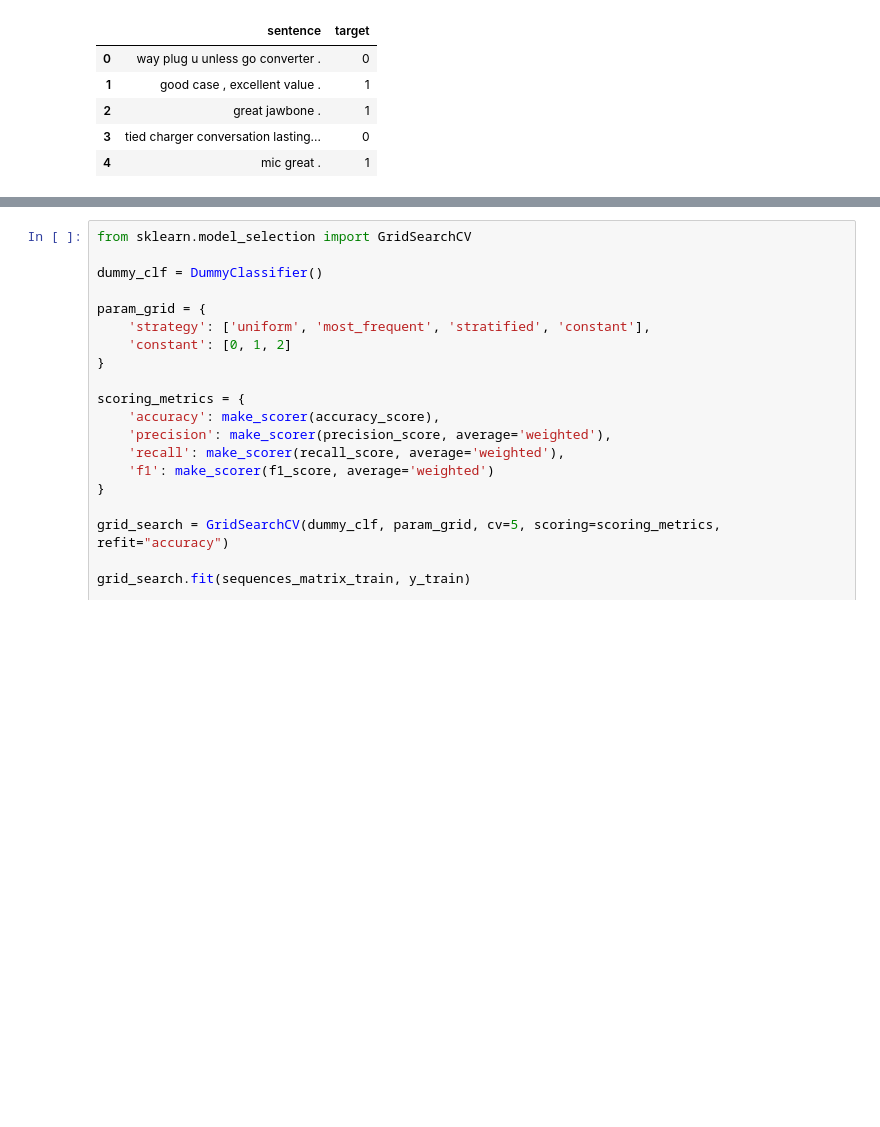
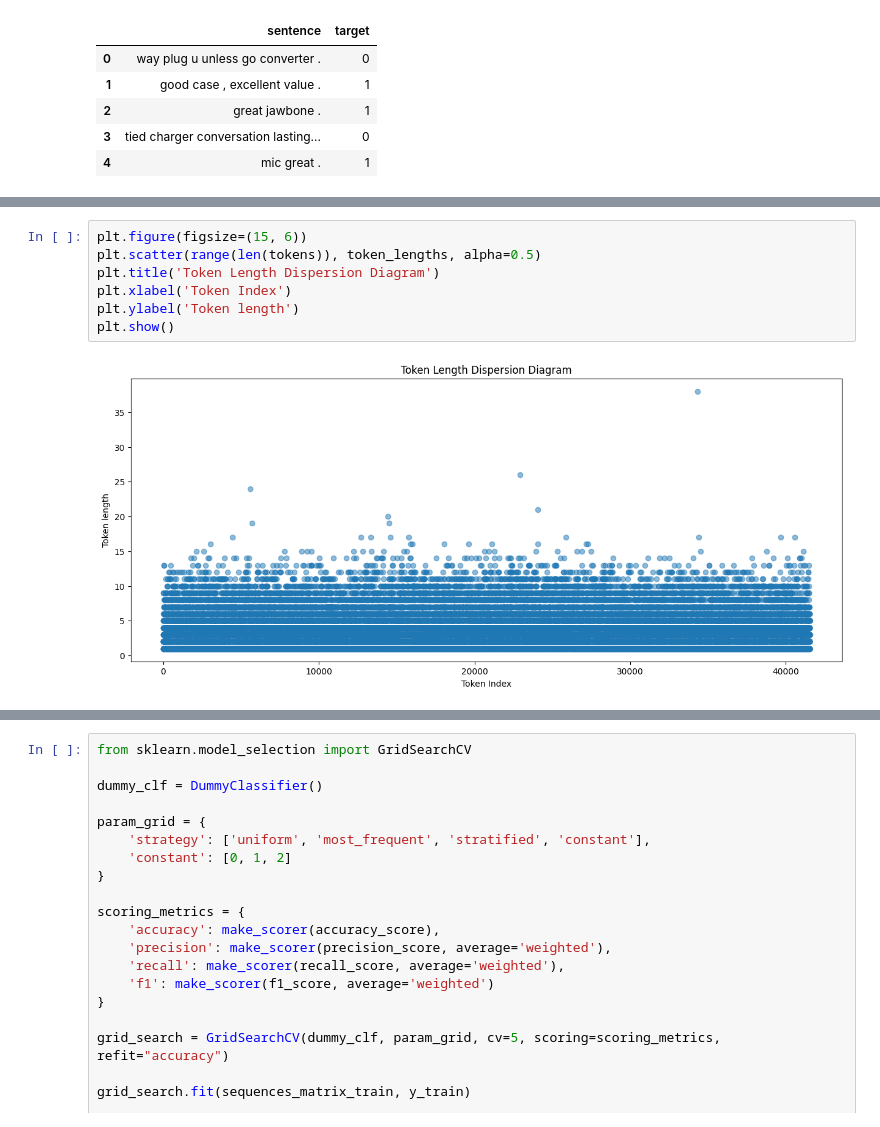
Before and after one commit to arango850/CED_III_TI_II, a Jupyter notebook: TI III.ipynb, the cells around one changed output, grey strips where cells are left out. Cells and saved outputs as stored; diff of their text form; blank space fills up the shorter version.

```diff
--- a/TI III.ipynb
+++ b/TI III.ipynb
@@ -159,0 +240,9 @@ from sklearn.metrics import accuracy_score, precision_score, recall_score, f1_sc
+# %%
+plt.figure(figsize=(15, 6))
+plt.scatter(range(len(tokens)), token_lengths, alpha=0.5)
+plt.title('Token Length Dispersion Diagram')
+plt.xlabel('Token Index')
+plt.ylabel('Token length')
+plt.show()
+# %% [output]
+[figure, added]
```
Also changed, not shown: parts of 41 cells of this notebook, 3 other files.
